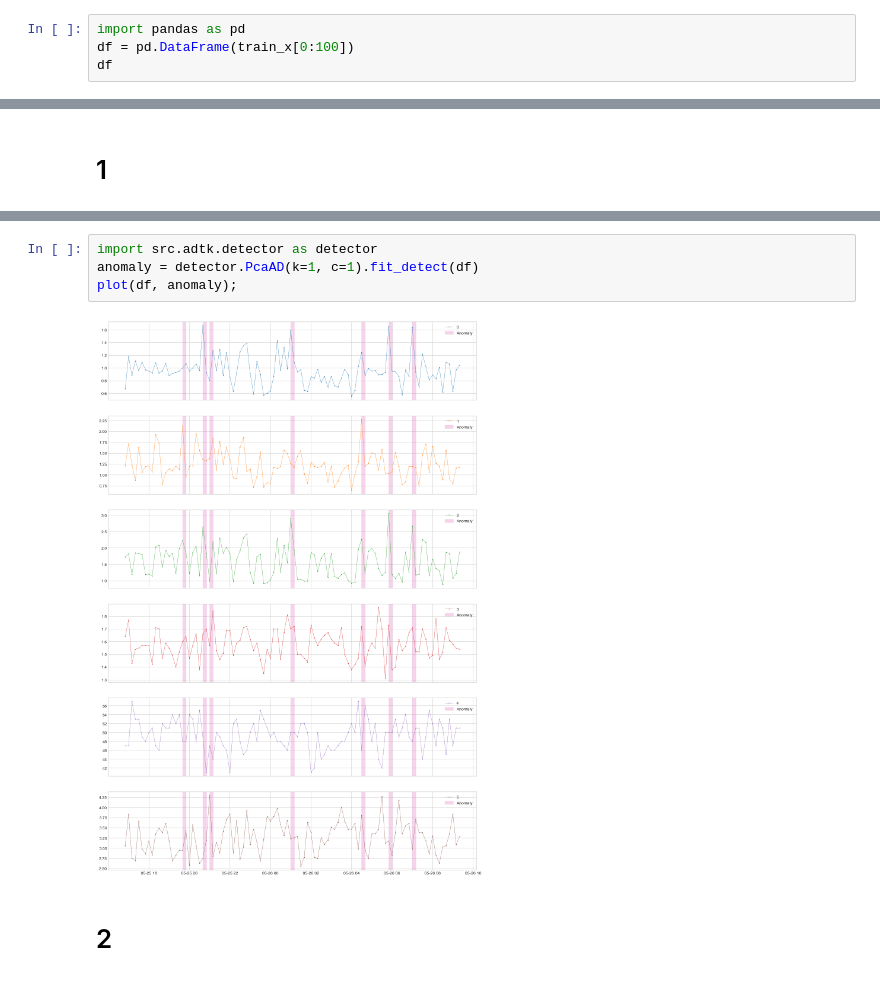
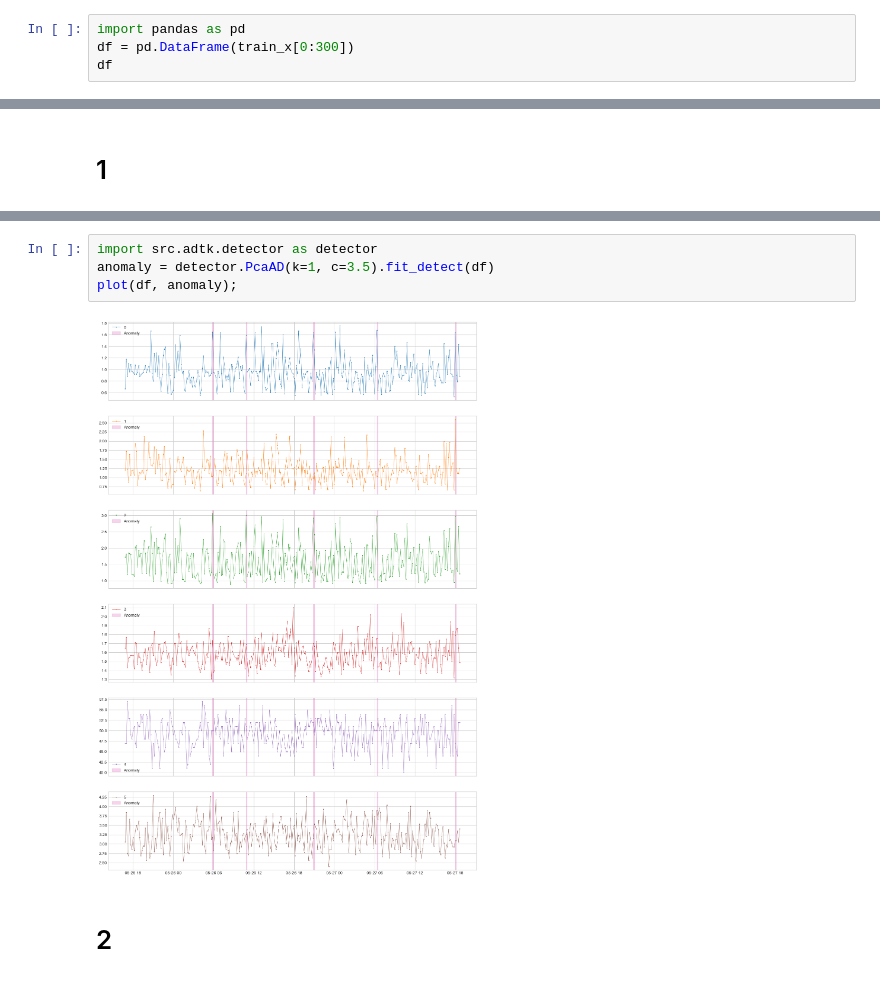
Before and after one commit to hzf125521/adtk, a Jupyter notebook: _test_baogang/demo.ipynb, the cells around one changed output, grey strips where cells are left out. Drawn from its saved outputs; the diff is of its cells as text.

```diff
--- a/_test_baogang/demo.ipynb
+++ b/_test_baogang/demo.ipynb
@@ -9,7 +9,7 @@ path = os.path.join(cur_path, folder)
 train_x, test_x = select_data_func(folder)(path, type=2)
 # %%
 import pandas as pd
-df = pd.DataFrame(train_x[0:100])
+df = pd.DataFrame(train_x[0:300])
 df
 # %% [output]
 |  | 0 | 1 | 2 | 3 | 4 | 5 |
@@ -56,9 +60,9 @@ array([<AxesSubplot:>, <AxesSubplot:>, <AxesSubplot:>, <AxesSubplot:>,
 # %%
 import src.adtk.detector as detector
-anomaly = detector.PcaAD(k=1, c=1).fit_detect(df)
+anomaly = detector.PcaAD(k=1, c=3.5).fit_detect(df)
 plot(df, anomaly);
 # %% [output]
-[figure, old version]
+[figure, new version]
 # %% [markdown]
 # 2
 # %%
```
Also changed, not shown: parts of 6 cells of this notebook, 1 other file.
